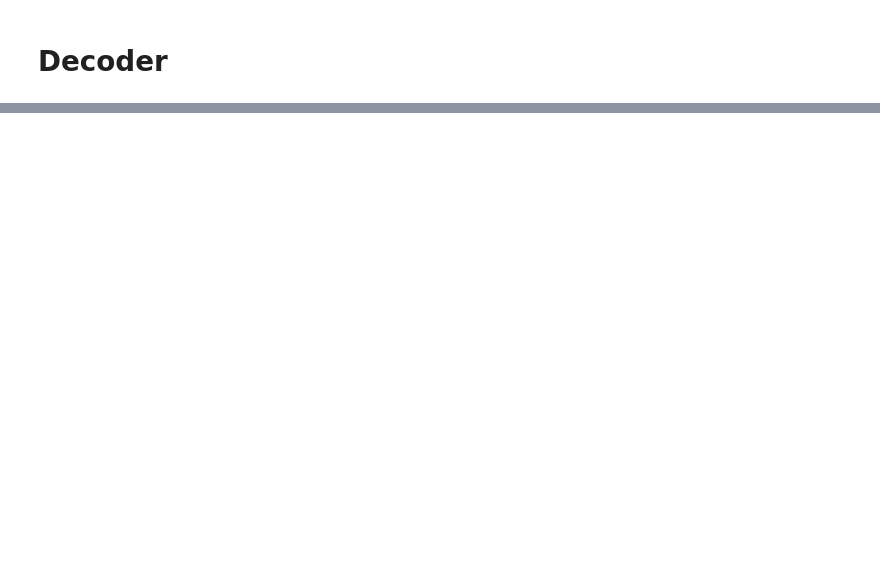
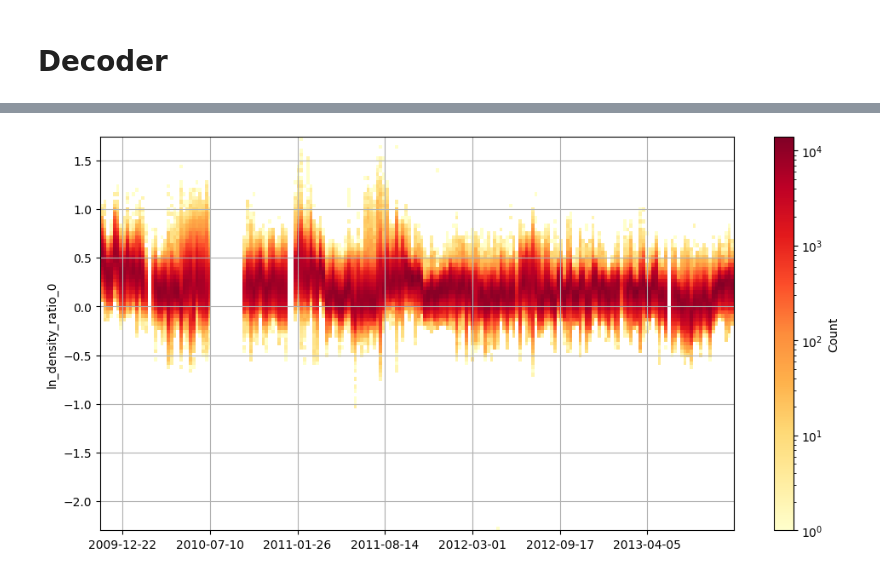
Before and after one commit to Sergiogd112/thermodense, a Jupyter notebook: thermodense.ipynb, the cells around one changed output, grey strips where cells are left out. Saved outputs shown, nothing was run; the diff lists cells and outputs as text; code cells hidden in the pictures; blank space fills up the shorter version.

```diff
--- a/thermodense.ipynb
+++ b/thermodense.ipynb
@@ -354,0 +324,18 @@ gc.collect()
+# %%
+df = pl.read_parquet(analyzed_files[0])
+# %%
+import matplotlib
+import matplotlib.dates as mdates
+
+plt.figure(figsize=(12, 6))
+# Convert timestamp to matplotlib's date format (days since epoch)
+x = mdates.date2num(df["timestamp"])
+plt.hist2d(x, df["ln_density_ratio_0"], bins=(200, 100),
+           cmap="YlOrRd", norm=matplotlib.colors.LogNorm())
+plt.colorbar(label="Count")
+plt.ylabel("ln_density_ratio_0")
+plt.grid(True)
+plt.gca().xaxis.set_major_formatter(mdates.DateFormatter('%Y-%m-%d'))  # format as dates
+plt.show()
+# %% [output]
+[figure, added]
```
Also changed, not shown: parts of 16 cells of this notebook, 1 other file.
